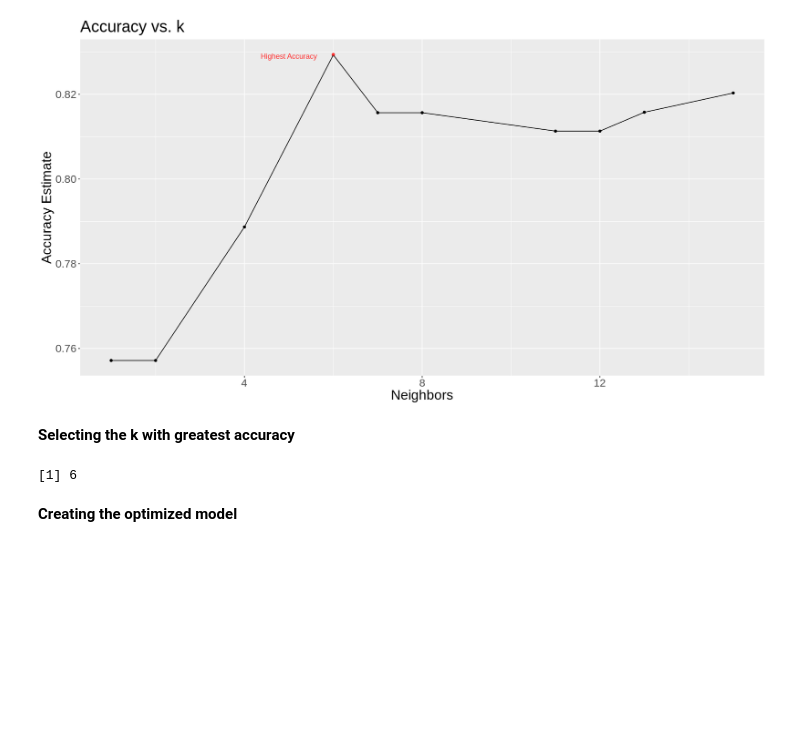
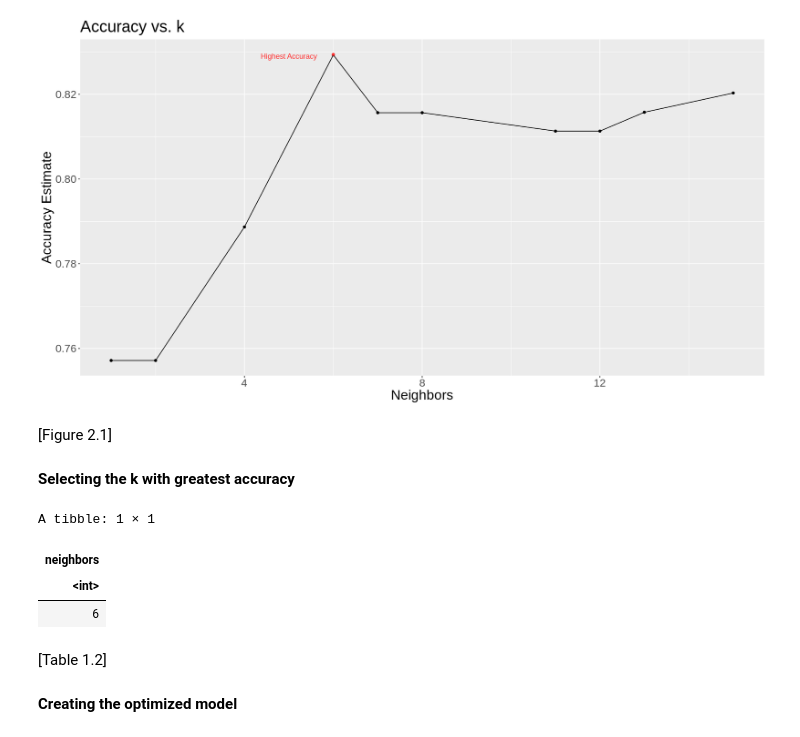
Before and after one commit to Yuvitee/DSCI-100-project, a Jupyter notebook: Heart Disease Proposal.ipynb, the cells around one changed output. Drawn from its saved outputs; the diff is of its cells as text; code cells hidden in the pictures; blank space fills up the shorter version.

Commit message:
Added labels to table and figures

```diff
--- a/Heart Disease Proposal.ipynb
+++ b/Heart Disease Proposal.ipynb
@@ -570,15 +592,25 @@ accuracy_versus_k <- accuracies|>
 accuracy_versus_k
 # %% [output]
 [figure]
+# %% [markdown]
+[Figure 2.1]
 # %% [markdown]
 **Selecting the k with greatest accuracy**
 # %%
 best_k <- accuracies |>
           filter(mean == max(mean)) |>
-          pull(neighbors)
+          select(neighbors)
 best_k
+
+best_k_v <- best_k |>
+pull()
 # %% [output]
-[1] 6
+A tibble: 1 × 1
+| neighbors |
+| <int> |
+| 6 |
+# %% [markdown]
+[Table 1.2]
 # %% [markdown]
 **Creating the optimized model**
 # %%
```
Also changed, not shown: parts of 12 cells of this notebook.
